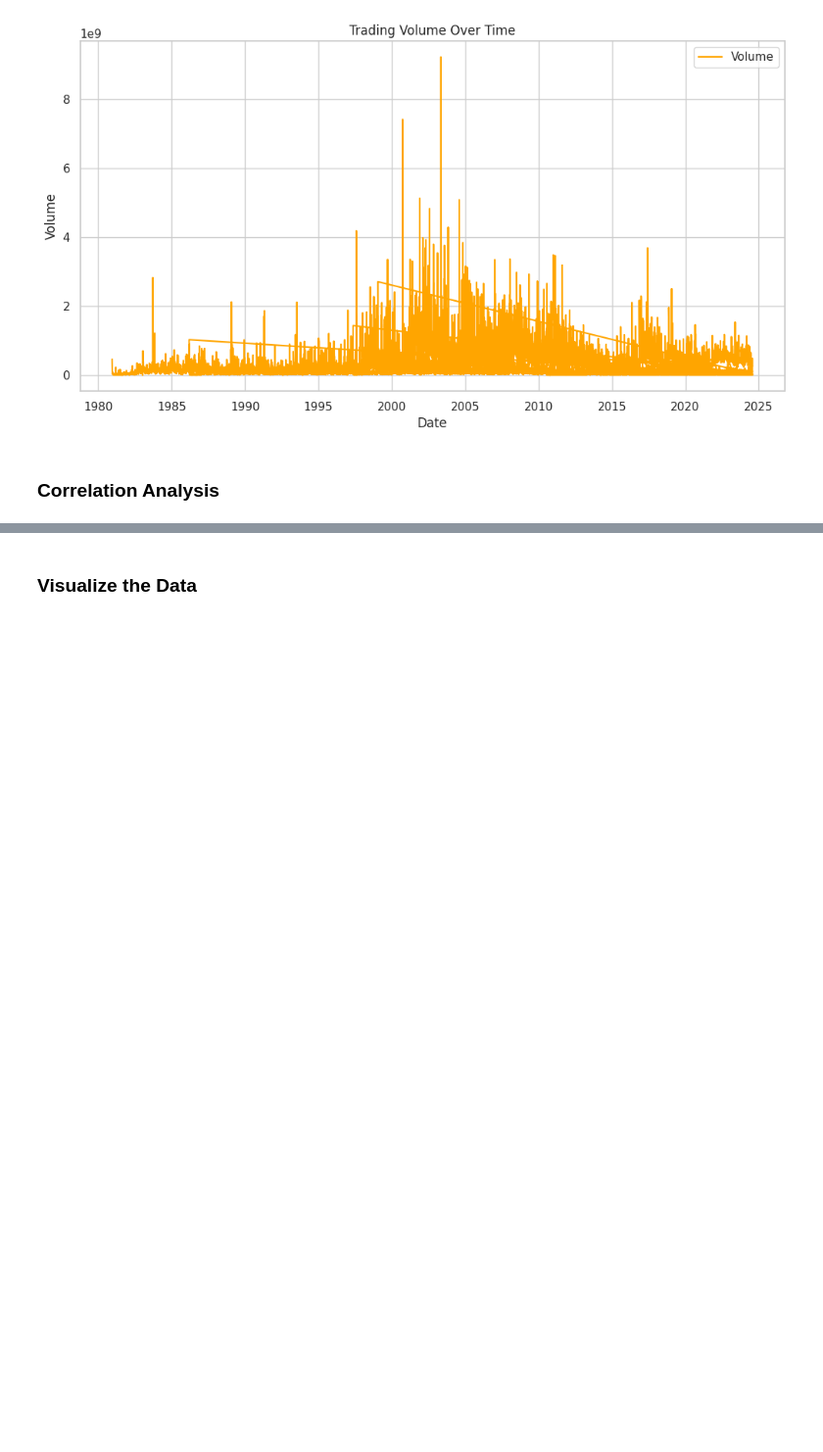
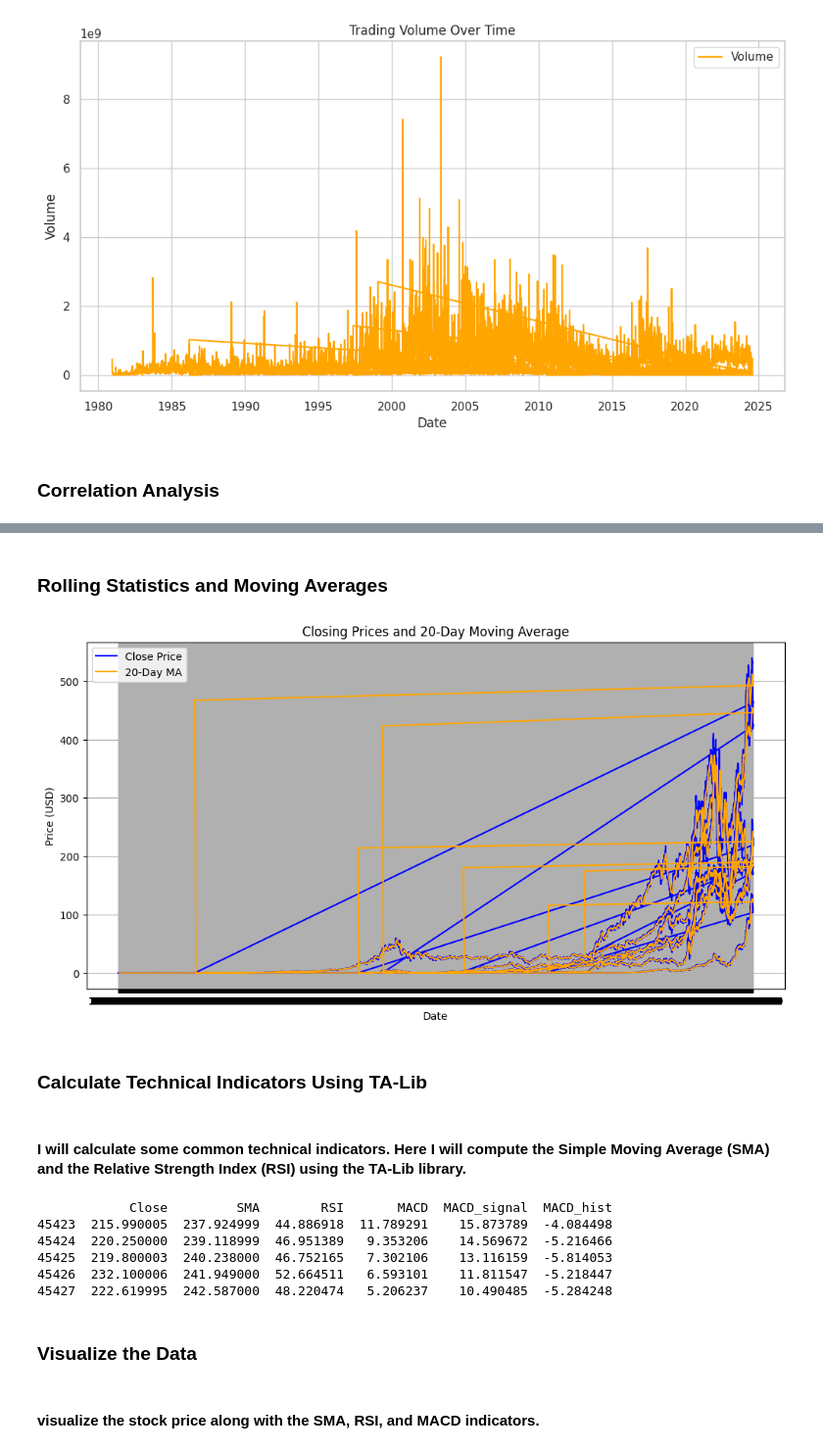
Before and after one commit to AYALK94/week-long-challenge, a Jupyter notebook: notebooks/Quantitative_Analysis.ipynb, the cells around one changed output, grey strips where cells are left out. Shown: that part at 98% size. Drawn from its saved outputs; the diff is of its cells as text; code cells hidden in the pictures; blank space fills up the shorter version.

```diff
--- a/notebooks/Quantitative_Analysis.ipynb
+++ b/notebooks/Quantitative_Analysis.ipynb
@@ -191,5 +208,46 @@ plt.show()
+# %% [markdown]
+### Rolling Statistics and Moving Averages
+# %%
+# Calculate 20-day moving average of closing prices
+combined_df['20_MA'] = combined_df['Close'].rolling(window=20).mean()
+
+# Plot the closing price with moving average
+plt.figure(figsize=(12, 6))
+plt.plot(combined_df['Date'], combined_df['Close'], label='Close Price', color='blue')
+plt.plot(combined_df['Date'], combined_df['20_MA'], label='20-Day MA', color='orange')
+plt.title("Closing Prices and 20-Day Moving Average")
+plt.xlabel("Date")
+plt.ylabel("Price (USD)")
+plt.grid(True)
+plt.legend()
+plt.show()
+# %% [output]
+[figure, added]
+# %% [markdown]
+### Calculate Technical Indicators Using TA-Lib
+# %% [markdown]
+#### I will calculate some common technical indicators. Here I will compute the Simple Moving Average (SMA) and the Relative Strength Index (RSI) using the TA-Lib library.
+# %%
+import talib as ta
+
+# Calculate technical indicators on the combined data
+combined_df['SMA'] = ta.SMA(combined_df['Close'], timeperiod=20)
+combined_df['RSI'] = ta.RSI(combined_df['Close'], timeperiod=14)
+combined_df['MACD'], combined_df['MACD_signal'], combined_df['MACD_hist'] = ta.MACD(combined_df['Close'], fastperiod=12, slowperiod=26, signalperiod=9)
+
+# Display the first few rows of the combined data with indicators
+print(combined_df[['Close', 'SMA', 'RSI', 'MACD', 'MACD_signal', 'MACD_hist']].tail())
+# %% [output]
+            Close         SMA        RSI       MACD  MACD_signal  MACD_hist
+45423  215.990005  237.924999  44.886918  11.789291    15.873789  -4.084498
+45424  220.250000  239.118999  46.951389   9.353206    14.569672  -5.216466
+45425  219.800003  240.238000  46.752165   7.302106    13.116159  -5.814053
+45426  232.100006  241.949000  52.664511   6.593101    11.811547  -5.218447
+45427  222.619995  242.587000  48.220474   5.206237    10.490485  -5.284248
 # %% [markdown]
 ### Visualize the Data
+# %% [markdown]
+#### visualize the stock price along with the SMA, RSI, and MACD indicators.
 # %%
 import matplotlib.pyplot as plt
 
```
Also changed, not shown: parts of 5 cells of this notebook.
